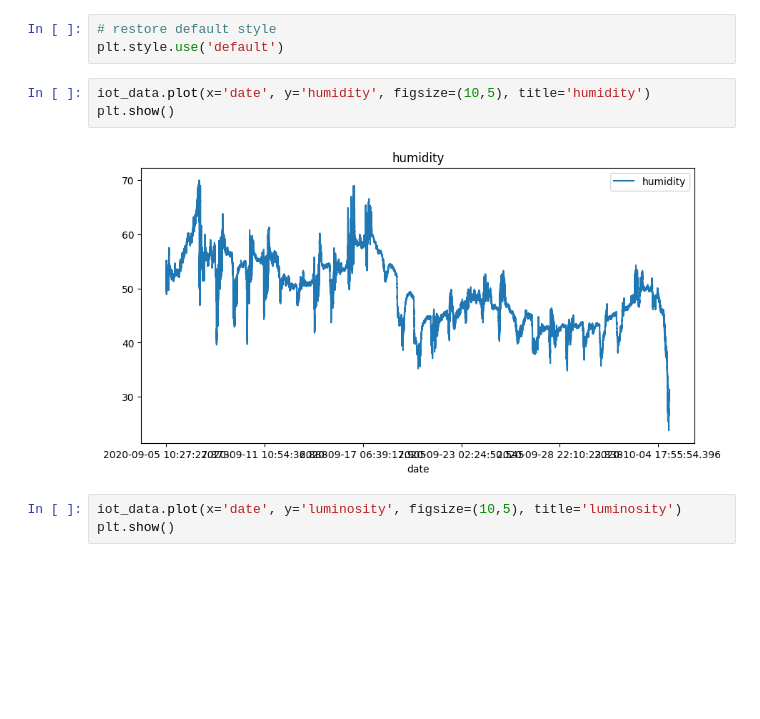
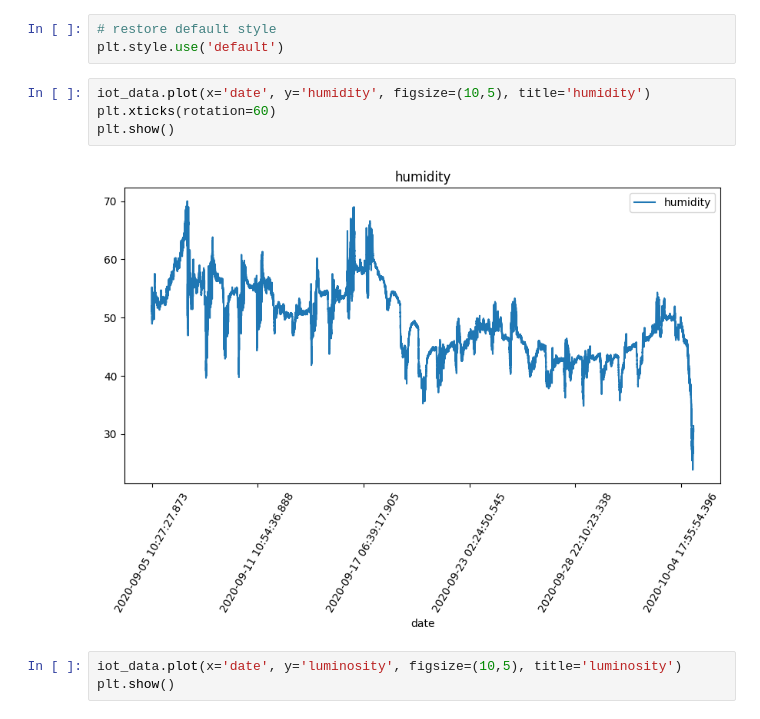
Before and after one commit to joung-jaeeun/pdm20, a Jupyter notebook: py-pandas/pandas_6_iot_nano33_0.ipynb, the cells around one changed output. Saved outputs shown, nothing was run; the diff lists cells and outputs as text; blank space fills up the shorter version.

```diff
--- a/py-pandas/pandas_6_iot_nano33_0.ipynb
+++ b/py-pandas/pandas_6_iot_nano33_0.ipynb
@@ -295,9 +311,10 @@ plt.show()
 plt.style.use('default')
 # %%
 iot_data.plot(x='date', y='humidity', figsize=(10,5), title='humidity')
+plt.xticks(rotation=60)
 plt.show()
 # %% [output]
-[figure, old version]
+[figure, new version]
 # %%
 iot_data.plot(x='date', y='luminosity', figsize=(10,5), title='luminosity')
 plt.show()
```
Also changed, not shown: parts of 28 cells of this notebook.
